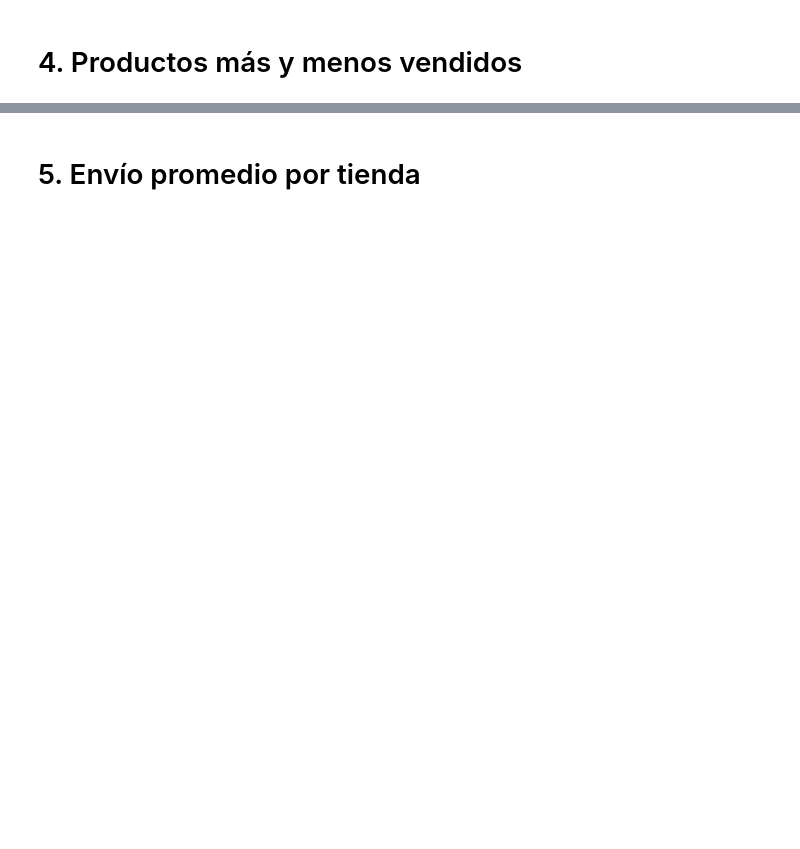
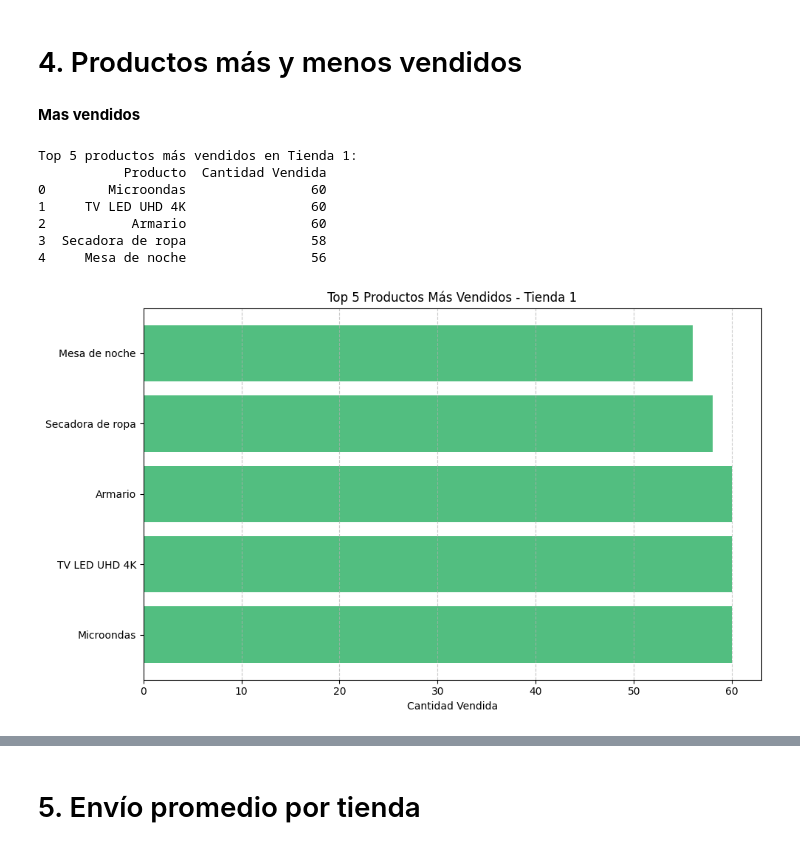
Before and after one commit to CarolinaG2024/Allura-Store_Challenge, a Jupyter notebook: challenge1-data-science-latam-main/AluraStoreLatam.ipynb, the cells around one changed output, grey strips where cells are left out. Drawn from its saved outputs; the diff is of its cells as text; code cells hidden in the pictures; blank space fills up the shorter version.

```diff
--- a/challenge1-data-science-latam-main/AluraStoreLatam.ipynb
+++ b/challenge1-data-science-latam-main/AluraStoreLatam.ipynb
@@ -28,2 +72,9 @@ tienda.head()
 # %% [markdown]
 # 2. Ventas por categoría
+# %%
+ventas_por_categoria = {}
+#Iterar sobre los DataFrames de las tiendas
+for nombre, df in {'Tienda 1': tienda, 'Tienda 2': tienda2, 'Tienda 3': tienda3, 'Tienda 4': tienda4}.items():
+   #contar las ventas por categoría en cada tienda
+    conteo = df['Categoría del Producto'].value_counts()
+    ventas_por_categoria[nombre]=conteo
@@ -32,2 +175,42 @@ tienda.head()
 # %% [markdown]
 # 4. Productos más y menos vendidos
+# %% [markdown]
+**Mas vendidos**
+# %%
+# Diccionario con nombres de tiendas y sus URLs
+urls_tiendas = {'Tienda 1': url}
+
+# Iterar sobre cada tienda y generar top 5 productos más vendidos
+for nombre_tienda, url in urls_tiendas.items():
+    # Leer los datos
+    df = pd.read_csv(url)
+
+    # Contar cantidad de veces que aparece cada producto
+    top_5 = (
+        df['Producto'].value_counts()
+        .head(5)
+        .reset_index()
+    )
+    top_5.columns = ['Producto', 'Cantidad Vendida']
+
+    # Mostrar tabla
+    print(f"\nTop 5 productos más vendidos en {nombre_tienda}:")
+    print(top_5)
+
+# Gráfico de barras horizontal
+plt.figure(figsize=(10, 6))
+plt.barh(top_5['Producto'], top_5['Cantidad Vendida'], color='#52be80')
+plt.xlabel('Cantidad Vendida')
+plt.title(f'Top 5 Productos Más Vendidos - {nombre_tienda}')
+plt.grid(axis='x', linestyle='--', alpha=0.7)
+plt.tight_layout()
+plt.show()
+# %% [output]
+Top 5 productos más vendidos en Tienda 1:
+           Producto  Cantidad Vendida
+0        Microondas                60
+1     TV LED UHD 4K                60
+2           Armario                60
+3  Secadora de ropa                58
+4     Mesa de noche                56
+[figure, added]
```
Also changed, not shown: parts of 18 cells of this notebook.
